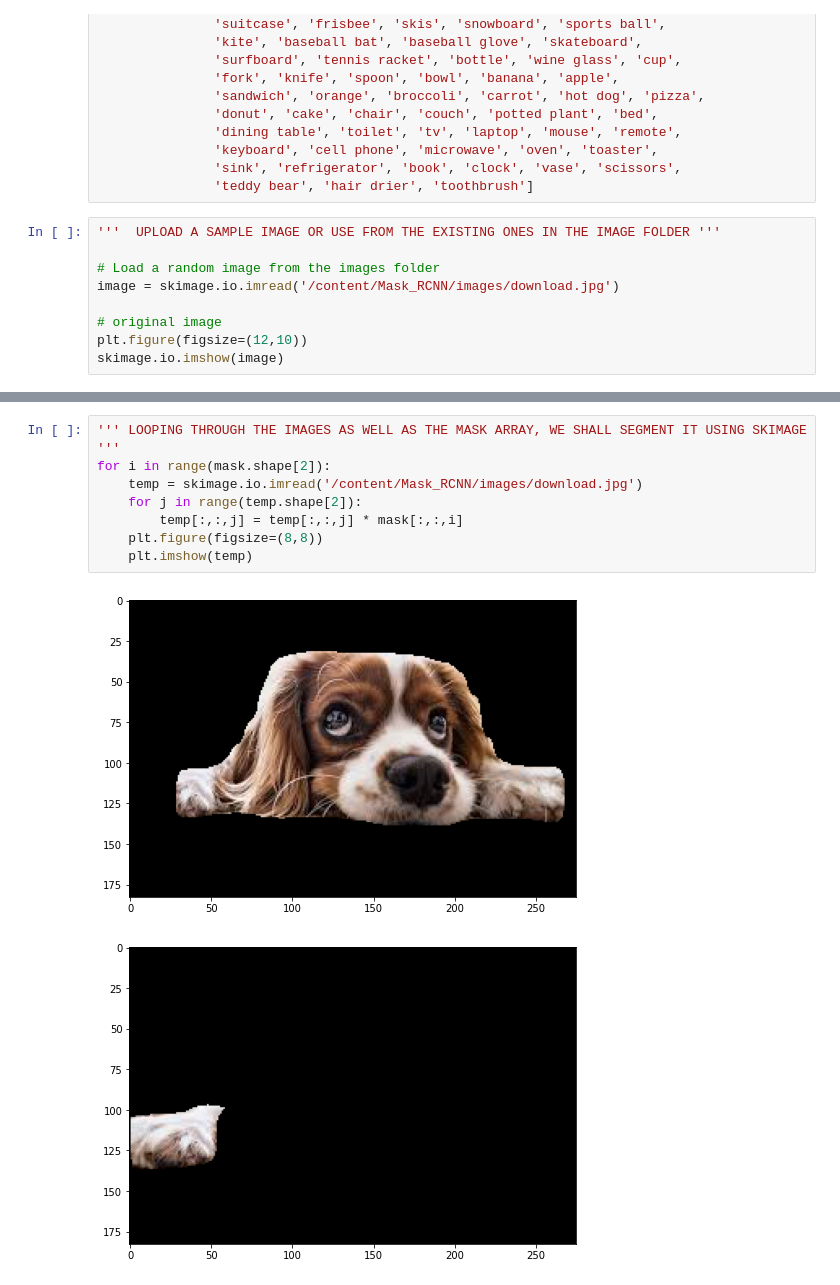
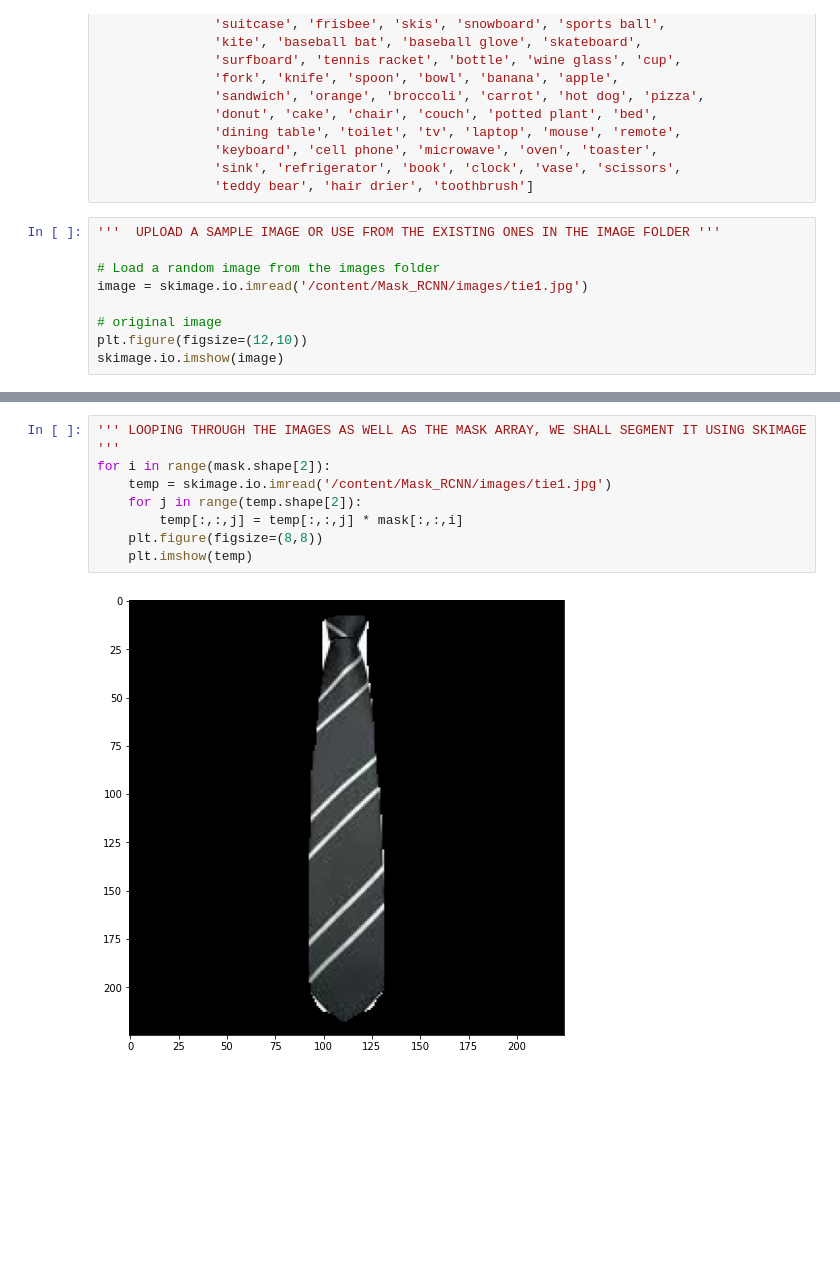
Before and after one commit to sampathkumaran90/dffloor, a Jupyter notebook: Mask_RCNN.ipynb, the cells around one changed output, grey strips where cells are left out. Cells and saved outputs as stored; diff of their text form; blank space fills up the shorter version.

```diff
--- a/Mask_RCNN.ipynb
+++ b/Mask_RCNN.ipynb
@@ -162,7 +162,7 @@ class_names = ['BG', 'person', 'bicycle', 'car', 'motorcycle', 'airplane',
 '''  UPLOAD A SAMPLE IMAGE OR USE FROM THE EXISTING ONES IN THE IMAGE FOLDER '''
 
 # Load a random image from the images folder
-image = skimage.io.imread('/content/Mask_RCNN/images/download.jpg')
+image = skimage.io.imread('/content/Mask_RCNN/images/tie1.jpg')
 
 # original image
 plt.figure(figsize=(12,10))
@@ -199,11 +199,10 @@ mask.shape
 # %%
 ''' LOOPING THROUGH THE IMAGES AS WELL AS THE MASK ARRAY, WE SHALL SEGMENT IT USING SKIMAGE '''
 for i in range(mask.shape[2]):
-    temp = skimage.io.imread('/content/Mask_RCNN/images/download.jpg')
+    temp = skimage.io.imread('/content/Mask_RCNN/images/tie1.jpg')
     for j in range(temp.shape[2]):
         temp[:,:,j] = temp[:,:,j] * mask[:,:,i]
     plt.figure(figsize=(8,8))
     plt.imshow(temp)
 # %% [output]
-[figure, old version]
+[figure, new version]
-[figure, removed]
```
Also changed, not shown: parts of 9 cells of this notebook.
